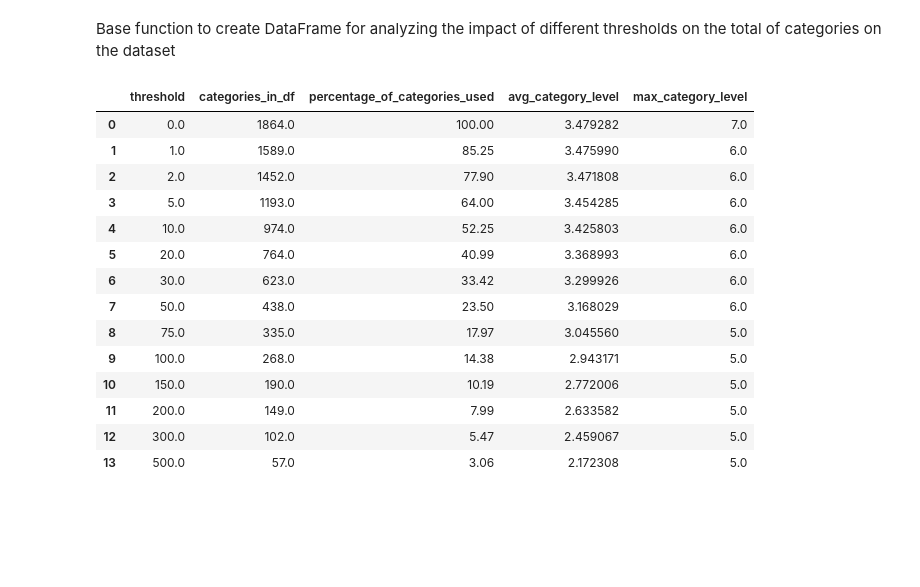
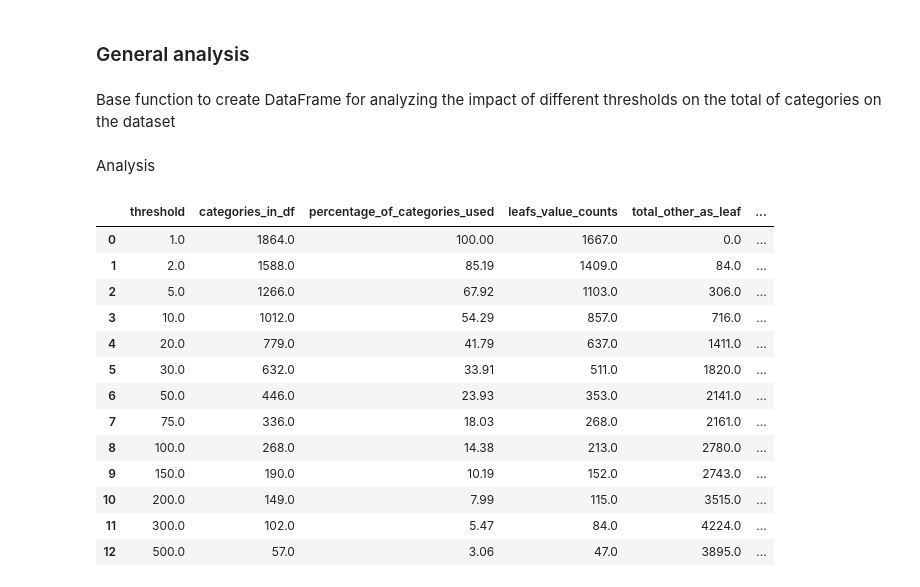
Before and after one commit to nachomartinezl/ecommerce-predictor, a Jupyter notebook: notebooks/labels_reduction_analysis.ipynb, the cells around one changed output. Drawn from its saved outputs; the diff is of its cells as text; code cells hidden in the pictures; blank space fills up the shorter version.

Commit message:
Added leaf and root analysis

```diff
--- a/notebooks/labels_reduction_analysis.ipynb
+++ b/notebooks/labels_reduction_analysis.ipynb
@@ -24,40 +10,46 @@ build_dataframe.create_categories_df("../data/products.json", 100).head(8)
+# %% [markdown]
+### General analysis
 # %% [markdown]
 Base function to create DataFrame for analyzing the impact of different thresholds on the total of categories on the dataset
 # %%
 def create_label_reduction_df(json_path: str, thresholds: list):
     # Initialize dataframe
-    label_reduction_df = pd.DataFrame(columns=["threshold", "categories_in_df", "percentage_of_categories_used", "avg_category_level", "max_category_level"])
+    label_reduction_df = pd.DataFrame(columns=["threshold", "categories_in_df", "percentage_of_categories_used", "leafs_value_counts", "total_other_as_leaf", "percentage_other_as_leaf", "avg_category_level", "max_category_level"])
 
     for threshold in thresholds:
-        df = build_dataframe.create_categories_df(json_path, threshold)
+        df = build_df.build_df(json_path, threshold)
 
         # Save data for dataframe
         TOT_CATEGORIES = 1864
-        categories_in_df = df[build_dataframe.get_category_columns(df)].nunique().sum()
+        TOT_PRODUCTS = 51646
+        categories_in_df = df[build_df.get_category_columns(df)].nunique().sum()
         percentage_of_categories_used = round(categories_in_df / TOT_CATEGORIES  * 100, 2)
         avg_category_level = df["max_depth"].mean()
         max_category_level = np.amax(df["max_depth"].unique())
+        leafs_value_counts = df["leaf"].nunique()
+        total_other_as_leaf = (df["leaf"] == "other").sum()
+        percentage_other_as_leaf = round(total_other_as_leaf / TOT_PRODUCTS * 100, 2)
 
         # Add row to label_reduction_df
-        label_reduction_df.loc[len(label_reduction_df.index)] = [threshold, categories_in_df, percentage_of_categories_used, avg_category_level, max_category_level]
+        label_reduction_df.loc[len(label_reduction_df.index)] = [threshold, categories_in_df, percentage_of_categories_used, leafs_value_counts, total_other_as_leaf, percentage_other_as_leaf, avg_category_level, max_category_level]
     return label_reduction_df
+# %% [markdown]
+Analysis
 # %%
-label_reduction_df = create_label_reduction_df("../data/products.json", [0,1,2,5,10,20,30,50,75,100,150,200,300,500])
+label_reduction_df = create_label_reduction_df("../data/products.json", [1,2,5,10,20,30,50,75,100,150,200,300,500])
+label_reduction_df
+# %% [output]
+|  | threshold | categories_in_df | percentage_of_categories_used | leafs_value_counts | total_other_as_leaf | ... |
+| 0 | 1.0 | 1864.0 | 100.00 | 1667.0 | 0.0 | ... |
+| 1 | 2.0 | 1588.0 | 85.19 | 1409.0 | 84.0 | ... |
+| 2 | 5.0 | 1266.0 | 67.92 | 1103.0 | 306.0 | ... |
+| 3 | 10.0 | 1012.0 | 54.29 | 857.0 | 716.0 | ... |
+| 4 | 20.0 | 779.0 | 41.79 | 637.0 | 1411.0 | ... |
+| 5 | 30.0 | 632.0 | 33.91 | 511.0 | 1820.0 | ... |
+| 6 | 50.0 | 446.0 | 23.93 | 353.0 | 2141.0 | ... |
+| 7 | 75.0 | 336.0 | 18.03 | 268.0 | 2161.0 | ... |
+| 8 | 100.0 | 268.0 | 14.38 | 213.0 | 2780.0 | ... |
+| 9 | 150.0 | 190.0 | 10.19 | 152.0 | 2743.0 | ... |
+| 10 | 200.0 | 149.0 | 7.99 | 115.0 | 3515.0 | ... |
+| 11 | 300.0 | 102.0 | 5.47 | 84.0 | 4224.0 | ... |
+| 12 | 500.0 | 57.0 | 3.06 | 47.0 | 3895.0 | ... |
-# %%
-label_reduction_df
-# %% [output]
-|  | threshold | categories_in_df | percentage_of_categories_used | avg_category_level | max_category_level |
-| 0 | 0.0 | 1864.0 | 100.00 | 3.479282 | 7.0 |
-| 1 | 1.0 | 1589.0 | 85.25 | 3.475990 | 6.0 |
-| 2 | 2.0 | 1452.0 | 77.90 | 3.471808 | 6.0 |
-| 3 | 5.0 | 1193.0 | 64.00 | 3.454285 | 6.0 |
-| 4 | 10.0 | 974.0 | 52.25 | 3.425803 | 6.0 |
-| 5 | 20.0 | 764.0 | 40.99 | 3.368993 | 6.0 |
-| 6 | 30.0 | 623.0 | 33.42 | 3.299926 | 6.0 |
-| 7 | 50.0 | 438.0 | 23.50 | 3.168029 | 6.0 |
-| 8 | 75.0 | 335.0 | 17.97 | 3.045560 | 5.0 |
-| 9 | 100.0 | 268.0 | 14.38 | 2.943171 | 5.0 |
-| 10 | 150.0 | 190.0 | 10.19 | 2.772006 | 5.0 |
-| 11 | 200.0 | 149.0 | 7.99 | 2.633582 | 5.0 |
-| 12 | 300.0 | 102.0 | 5.47 | 2.459067 | 5.0 |
-| 13 | 500.0 | 57.0 | 3.06 | 2.172308 | 5.0 |
```
Also changed, not shown: parts of 11 cells of this notebook.
